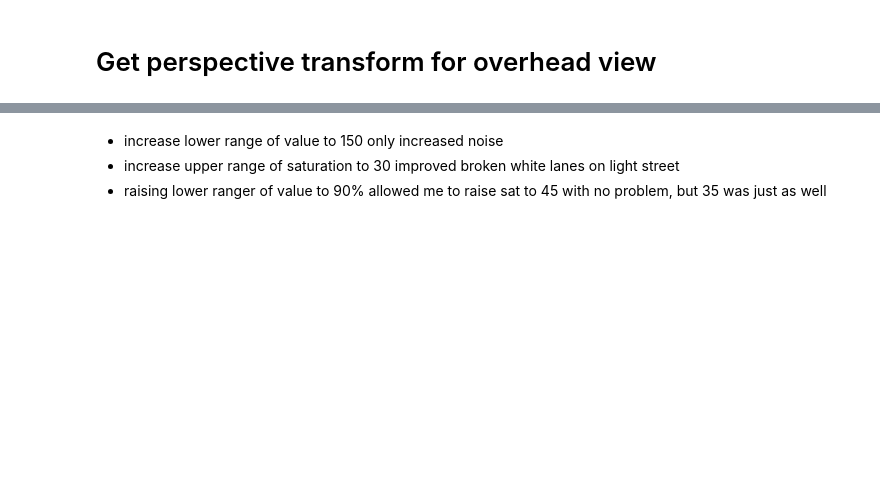
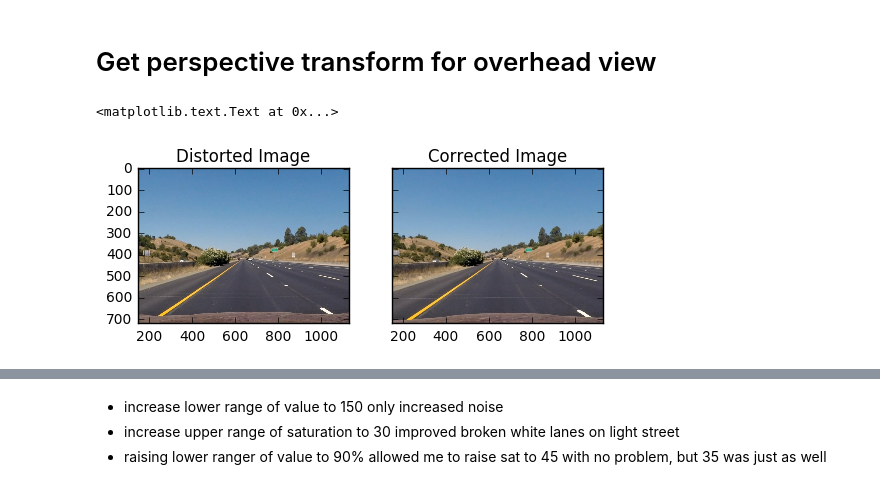
Before and after one commit to brummell/AdvancedLaneFinding, a Jupyter notebook: AdvancedLaneFinding.ipynb, the cells around one changed output, grey strips where cells are left out. Cells and saved outputs as stored; diff of their text form; code cells hidden in the pictures; blank space fills up the shorter version.

```diff
--- a/AdvancedLaneFinding.ipynb
+++ b/AdvancedLaneFinding.ipynb
@@ -73,6 +76,15 @@ output_vertices = np.float32([[400,450],[940,450],[400, 700], [940,700]])
 M = cv2.getPerspectiveTransform(input_vertices, output_vertices)
 Minv = cv2.getPerspectiveTransform( output_vertices, input_vertices)
 warped = cv2.warpPerspective(image_to_warp, M, (image_to_warp.shape[1], image_to_warp.shape[0]), flags=cv2.INTER_LINEAR)
+# %%
+f, (ax1, ax2) = plt.subplots(1, 2, sharey=True, figsize = (6,2))
+ax1.imshow(cv2.cvtColor(test_distorted_img, cv2.COLOR_RGB2BGR))
+ax1.set_title('Distorted Image')
+ax2.imshow(test_corrected_img)
+ax2.set_title('Corrected Image')
+# %% [output]
+<matplotlib.text.Text at 0x...>
+[figure, added]
 # %%
 test_lanes_img = cv2.imread('./test_images/test1.jpg')
 bgr_test_lanes_img = cv2.cvtColor(test_lanes_img, cv2.COLOR_RGB2BGR)
```
Also changed, not shown: parts of 10 cells of this notebook, 6 other files.
